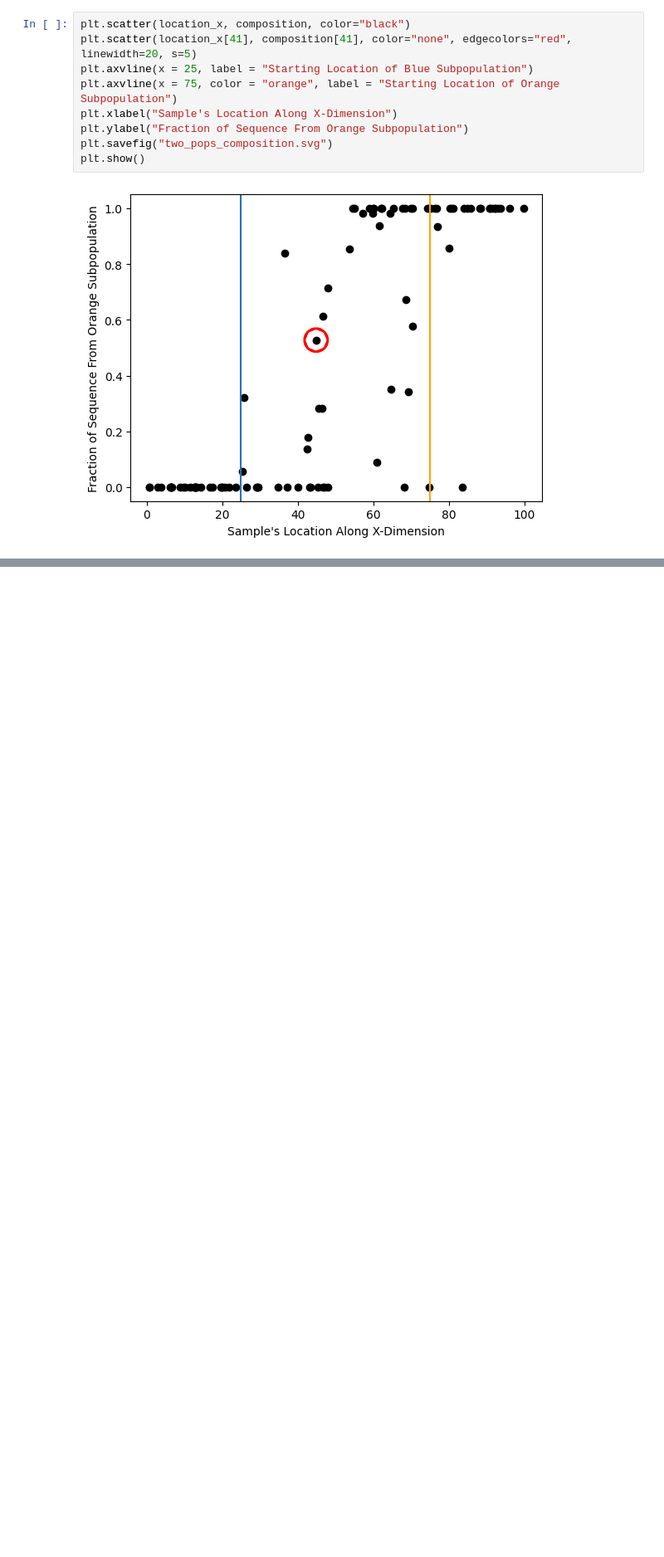
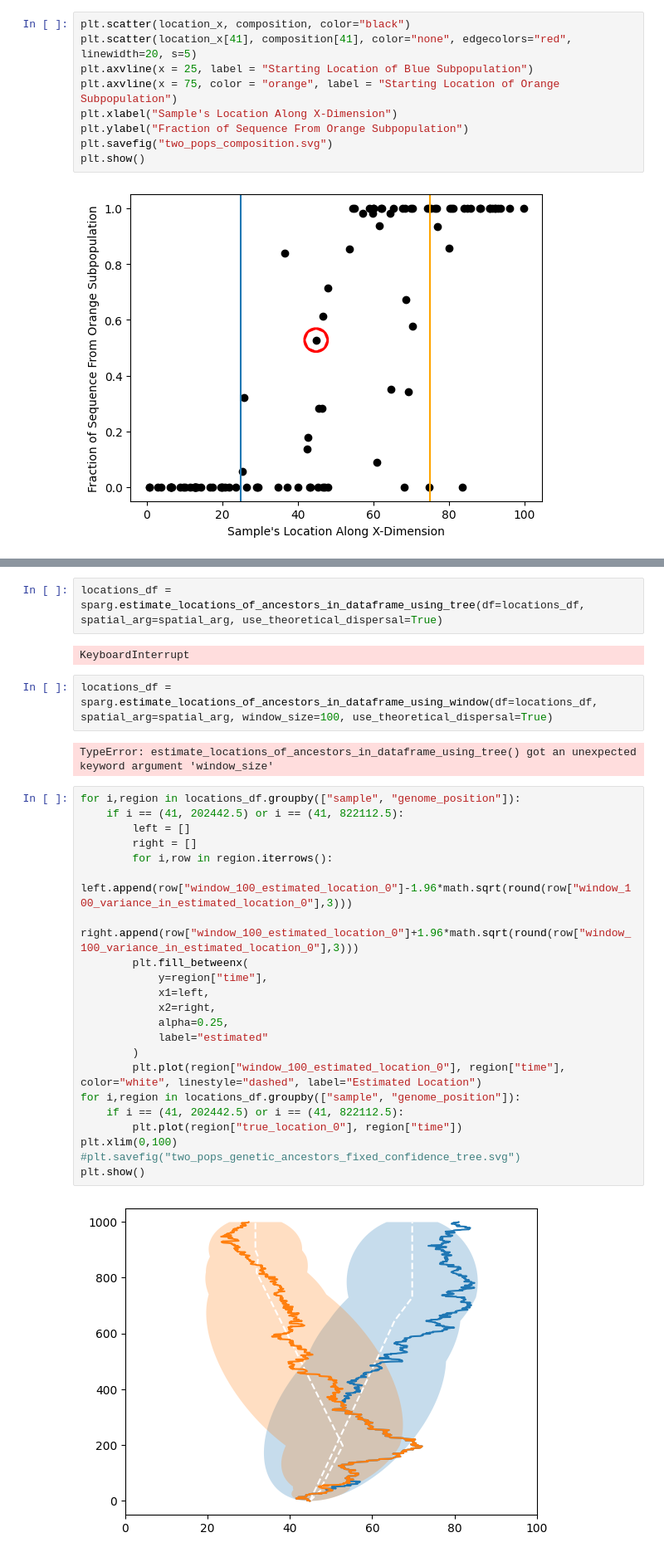
Before and after one commit to osmond-lab/sparg, a Jupyter notebook: figures/final/Fig7_two_pops/code/two_pops.ipynb, the cells around one changed output, grey strips where cells are left out. Shown at 83% size. Saved outputs shown, nothing was run; the diff lists cells and outputs as text; blank space fills up the shorter version.

```diff
--- a/figures/final/Fig7_two_pops/code/two_pops.ipynb
+++ b/figures/final/Fig7_two_pops/code/two_pops.ipynb
@@ -104,0 +140,32 @@ locations_df
+# %%
+locations_df = sparg.estimate_locations_of_ancestors_in_dataframe_using_tree(df=locations_df, spatial_arg=spatial_arg, use_theoretical_dispersal=True)
+# %% [output]
+KeyboardInterrupt
+# %%
+locations_df = sparg.estimate_locations_of_ancestors_in_dataframe_using_window(df=locations_df, spatial_arg=spatial_arg, window_size=100, use_theoretical_dispersal=True)
+# %% [output]
+TypeError: estimate_locations_of_ancestors_in_dataframe_using_tree() got an unexpected keyword argument 'window_size'
+# %%
+for i,region in locations_df.groupby(["sample", "genome_position"]):
+    if i == (41, 202442.5) or i == (41, 822112.5):
+        left = []
+        right = []
+        for i,row in region.iterrows():
+            left.append(row["window_100_estimated_location_0"]-1.96*math.sqrt(round(row["window_100_variance_in_estimated_location_0"],3)))
+            right.append(row["window_100_estimated_location_0"]+1.96*math.sqrt(round(row["window_100_variance_in_estimated_location_0"],3)))
+        plt.fill_betweenx(
+            y=region["time"],
+            x1=left,
+            x2=right,
+            alpha=0.25,
+            label="estimated"
+        )
+        plt.plot(region["window_100_estimated_location_0"], region["time"], color="white", linestyle="dashed", label="Estimated Location")
+for i,region in locations_df.groupby(["sample", "genome_position"]):
+    if i == (41, 202442.5) or i == (41, 822112.5):
+        plt.plot(region["true_location_0"], region["time"])
+plt.xlim(0,100)
+#plt.savefig("two_pops_genetic_ancestors_fixed_confidence_tree.svg")
+plt.show()
+# %% [output]
+[figure, added]
```
Also changed, not shown: parts of 12 cells of this notebook, 3 other files.
